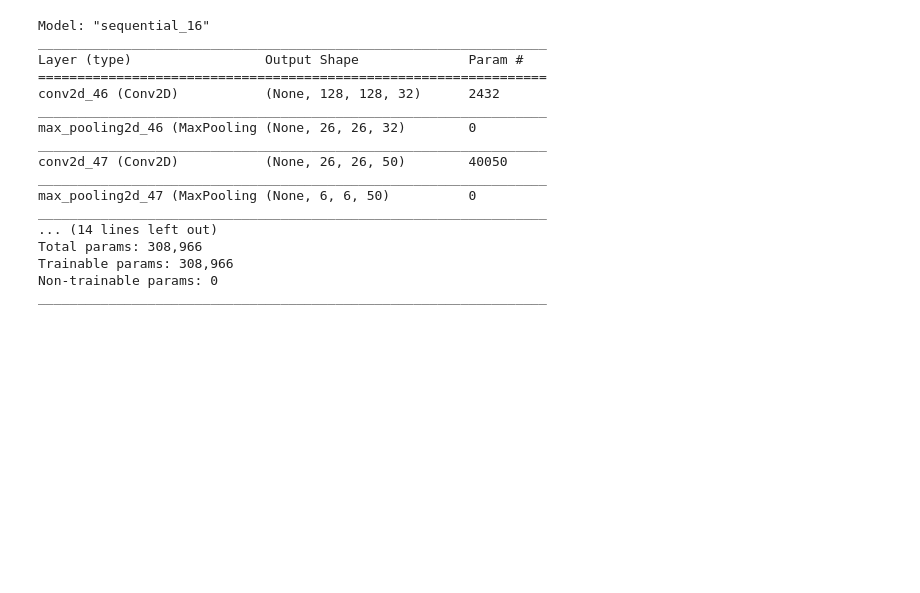
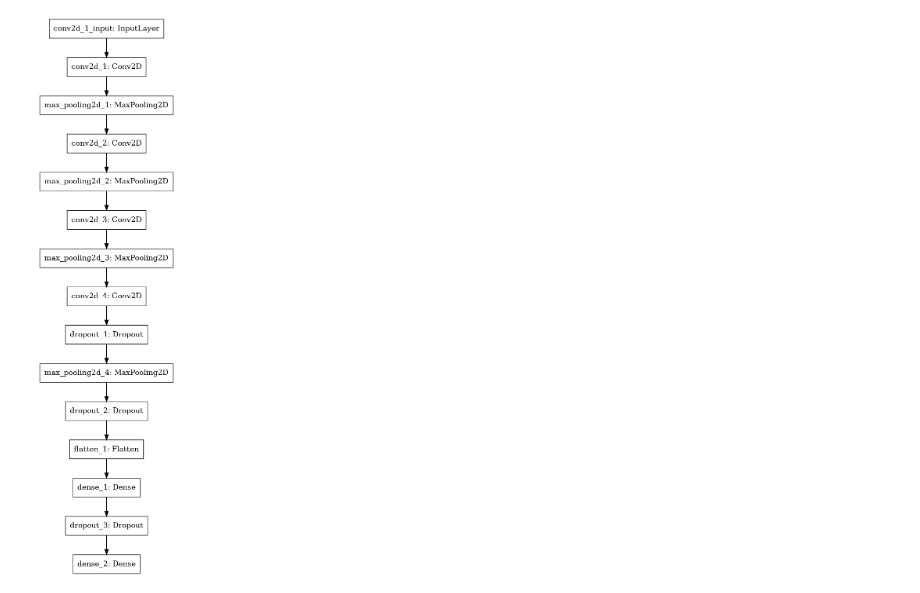
Before and after one commit to kiteena/zenden-deep-learning, a Jupyter notebook: IdentifyHouses-Keras.ipynb, the cells around one changed output. Drawn from its saved outputs; the diff is of its cells as text; code cells hidden in the pictures; blank space fills up the shorter version.

```diff
--- a/IdentifyHouses-Keras.ipynb
+++ b/IdentifyHouses-Keras.ipynb
@@ -57,3 +0,0 @@ def humanReadableLabel(prediction_lbl):
-# %%
-def fitModel(model, train_X, train_y):
-    model.fit(x=train_X, y=train_y, epochs=50, batch_size=100)
@@ -99,0 +21,17 @@ Epoch 50/50
+# %%
+CONNECTION_STRING = 'connect_local.txt'
+EPOCHS = 50
+BATCH_SIZE = 500
+NUM_TEST_SAMPLES = 500
+NUM_CLASSES = 11
+# %%
+# preprocess
+curr = makeDatabaseConnection(CONNECTION_STRING)
+image_urls, labels = fetchData(curr)
+trainX, testX, trainy, testy = split_train_and_test(image_urls, labels, NUM_TEST_SAMPLES)
+train_X_database = makeImageArrayFromDataBase(trainX)
+train_y_database = convertToCategorical(trainy, NUM_CLASSES)
+# %%
+# create model
+model = makeModelArchitectureOne()
+fitModel(model, train_X_database, train_y_database, EPOCHS, NUM_TEST_SAMPLES)
@@ -120 +89,5 @@ _________________________________________________________________
+# %%
+plot_model(model, to_file='model.png')
+# %% [output]
+[figure, added]
 # %%
@@ -122,21 +95,3 @@ model.save('dl_keras_first_attempt.h5')
 # %%
-prev_model = load_model('dl_keras_first_attempt.h5')
+prev_model = load_model('cnn_50_80_130.h5')
 prev_model.summary()
-# %% [output]
-Model: "sequential_16"
-_________________________________________________________________
-Layer (type)                 Output Shape              Param #
-=================================================================
-conv2d_46 (Conv2D)           (None, 128, 128, 32)      2432
-_________________________________________________________________
-max_pooling2d_46 (MaxPooling (None, 26, 26, 32)        0
-_________________________________________________________________
-conv2d_47 (Conv2D)           (None, 26, 26, 50)        40050
-_________________________________________________________________
-max_pooling2d_47 (MaxPooling (None, 6, 6, 50)          0
-_________________________________________________________________
-... (14 lines left out)
-Total params: 308,966
-Trainable params: 308,966
-Non-trainable params: 0
-_________________________________________________________________
```
Also changed, not shown: parts of 16 cells of this notebook, 4 other files.
